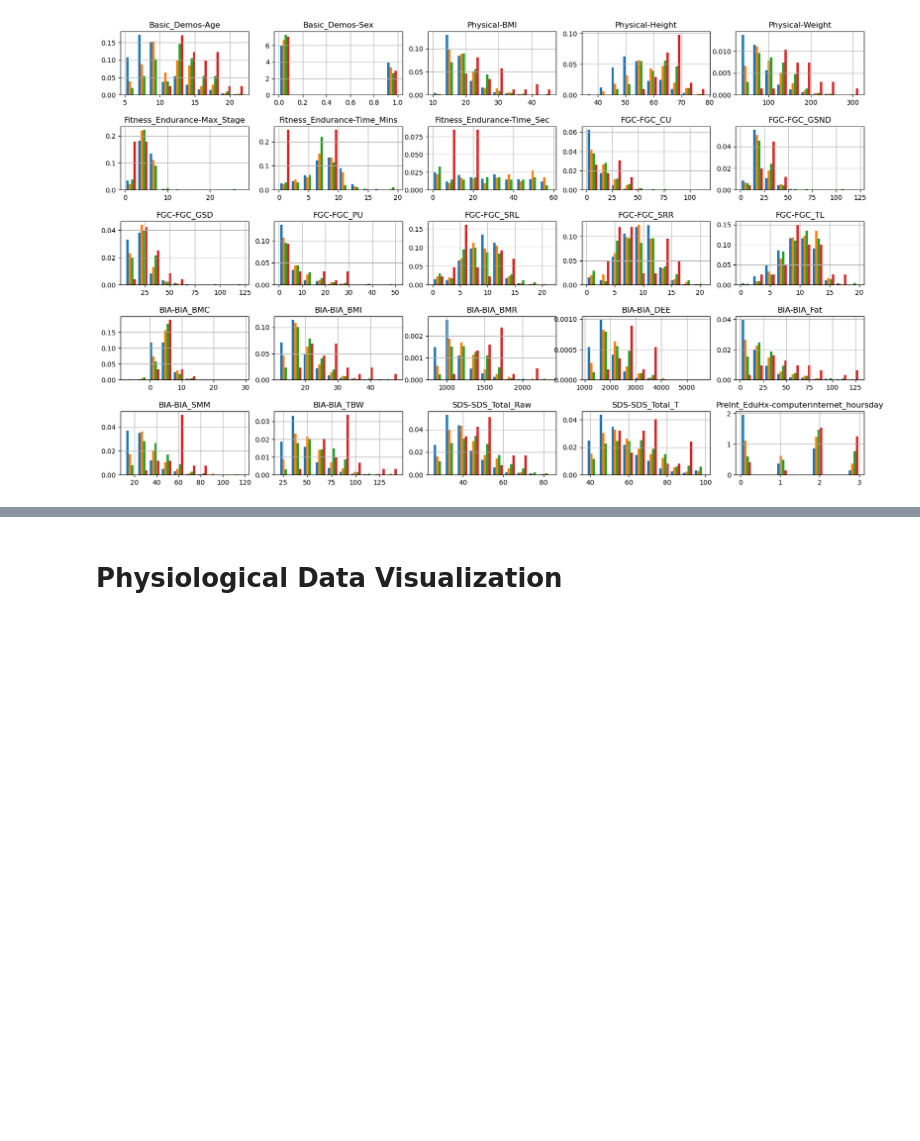
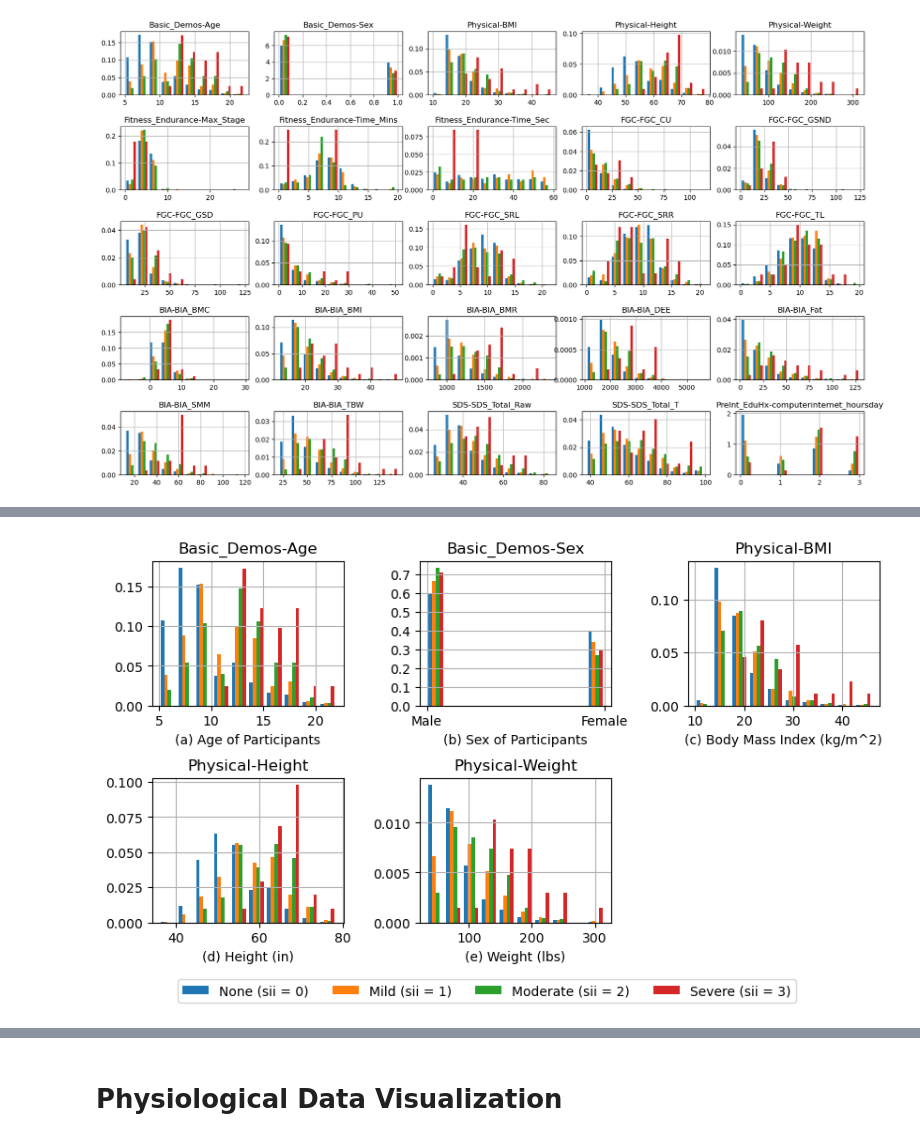
Before and after one commit to UCSDNaNaNa/Project_225A, a Jupyter notebook: visualization.ipynb, the cells around one changed output, grey strips where cells are left out. Saved outputs shown, nothing was run; the diff lists cells and outputs as text; code cells hidden in the pictures; blank space fills up the shorter version.

```diff
--- a/visualization.ipynb
+++ b/visualization.ipynb
@@ -97,17 +71,0 @@ display(data)
-# %%
-data_0 = data[data["sii"] == 0]
-data_1 = data[data["sii"] == 1]
-data_2 = data[data["sii"] == 2]
-data_3 = data[data["sii"] == 3]
-sii_label = ["None", "Mold", "Moderate", "Severe"]
-data_len = [len(data_0), len(data_1), len(data_2), len(data_3)]
-fig, ax = plt.subplots()
-ax.bar(sii_label, [val / sum(data_len) for val in data_len])
-for idx, bar in enumerate(ax.patches):
-    ax.text(bar.get_x() + bar.get_width() / 2,
-        bar.get_height() + 0.005 + bar.get_y(),
-        data_len[idx], ha = 'center',
-        color = 'k', weight = 'bold', size = 10)
-plt.grid(alpha=0.5)
-plt.title("Data Distribution After Preprocessing")
-plt.ylabel("Sevirity Impairment Index (sii)")
@@ -179,0 +115,65 @@ display(data_3[["id", "Basic_Demos-Age", "Physical-BMI", "Fitness_Endurance-Max_
+# %%
+# For figure on the reports
+interested_item = ["Basic_Demos-Age", "Basic_Demos-Sex",
+                   "Physical-BMI", "Physical-Height", "Physical-Weight",]
+print(len(interested_item))
+
+plt.figure(figsize=(10, 5))
+for iitem in range(len(interested_item)):
+    plt.subplot(2, 3, iitem + 1)
+    plt.hist([data_0[interested_item[iitem]],  data_1[interested_item[iitem]],  data_2[interested_item[iitem]], data_3[interested_item[iitem]]], density=True)
+    if iitem == 0:
+        plt.xlabel("(a) Age of Participants")
+
+    elif iitem == 1:
+        plt.yticks([0, 1, 2, 3, 4, 5, 6, 7], [0.0, 0.1, 0.2, 0.3, 0.4, 0.5, 0.6, 0.7])
+        plt.xticks([0, 1], ["Male", "Female"])
+        plt.xlabel("(b) Sex of Participants")
+    elif iitem == 2:
+        plt.xlabel("(c) Body Mass Index (kg/m^2)")
+    elif iitem == 3:
+        plt.xlabel("(d) Height (in)")
+    elif iitem == 4:
+        plt.xlabel("(e) Weight (lbs)")
+        plt.legend(["None (sii = 0)", "Mild (sii = 1)", "Moderate (sii = 2)", "Severe (sii = 3)"], loc='lower center', bbox_to_anchor=(-1.3, -0.6, 3.3, -0.6), mode="expand", ncol=4)
+    plt.title(interested_item[iitem])
+    plt.grid()
+
+plt.subplots_adjust(hspace=0.5, wspace=0.4)
+plt.savefig("../Project_225A/figure/0_visualization.png")
+plt.show()
+
+plt.figure(figsize=(10, 5))
+for iitem in range(len(interested_item)):
+    mean_val = []
+    for data in [data_0, data_1, data_2, data_3]:
+        if iitem != 1:
+            mean_val.append(np.mean(data[interested_item[iitem]]))
+        else:
+            mean_val.append(1 - np.mean(data[interested_item[iitem]]))
+
+    plt.subplot(2, 3, iitem + 1)
+    plt.plot(mean_val)
+
+    if iitem == 0:
+        plt.title("(a) Average Age of Participants")
+        plt.ylabel("Age")
+    elif iitem == 1:
+        plt.ylabel("Male Rate")
+        plt.title("(b) Male Rate")
+    elif iitem == 2:
+        plt.title("(d) Average Body Mass Index")
+        plt.ylabel("Body Mass Index (kg/m^2)")
+    elif iitem == 3:
+        plt.title("(d) Average Height")
+        plt.ylabel("Height (in)")
+    elif iitem == 4:
+        plt.title("(e) Average Weight")
+        plt.ylabel("Weight (lbs)")
+    plt.grid()
+    plt.xticks([0, 1, 2, 3], ["None", "Mild", "Moderate", "Severe"], rotation=0)
+    plt.xlabel("sii")
+plt.subplots_adjust(hspace=0.5, wspace=0.4)
+plt.savefig("../Project_225A/figure/0_visualization_mean.png")
+plt.show()
+# %% [output]
@@ -179,0 +181 @@ display(data_3[["id", "Basic_Demos-Age", "Physical-BMI", "Fitness_Endurance-Max_
+[figure, added]
```
Also changed, not shown: parts of 19 cells of this notebook, 4 other files.
